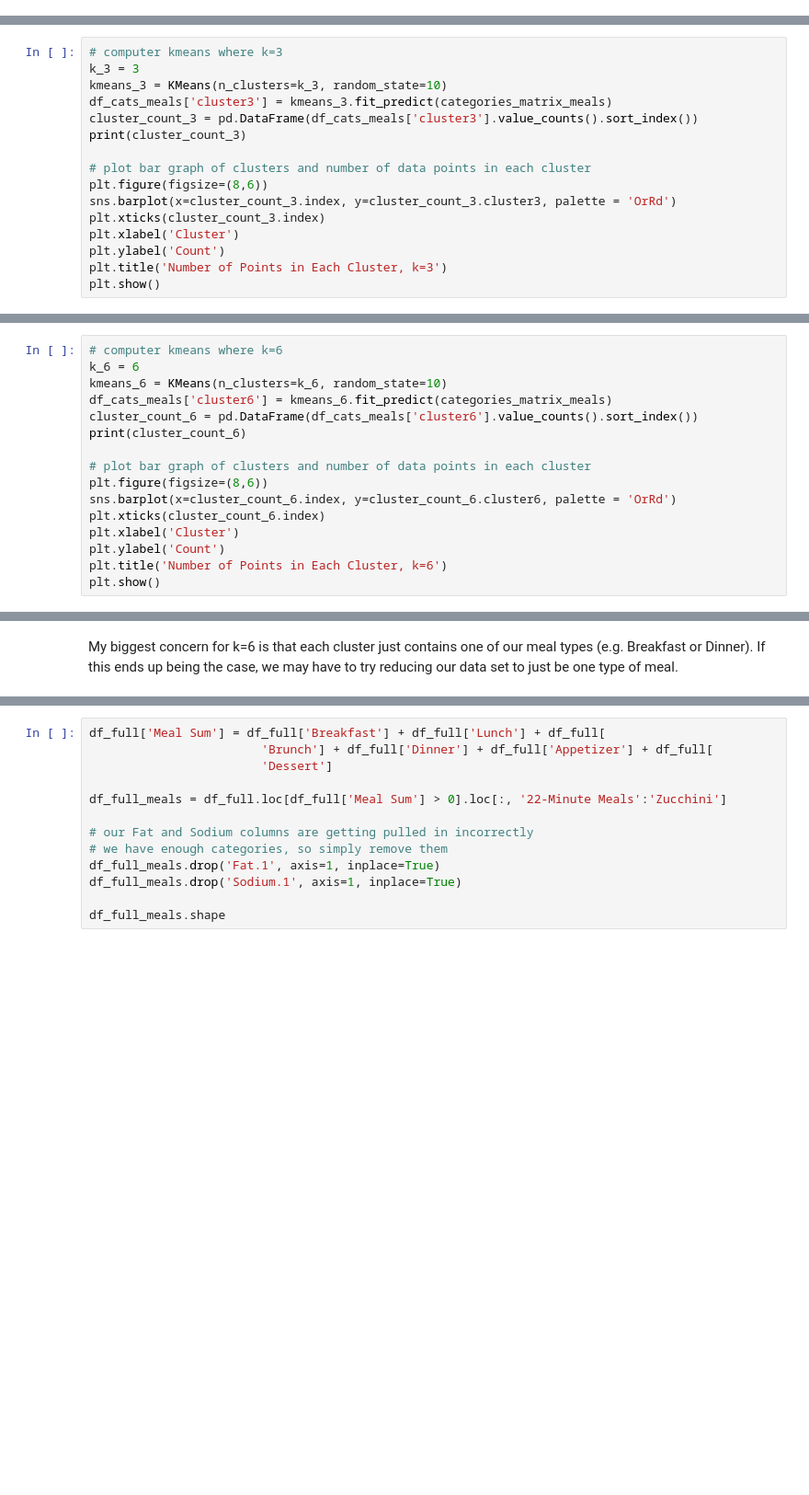
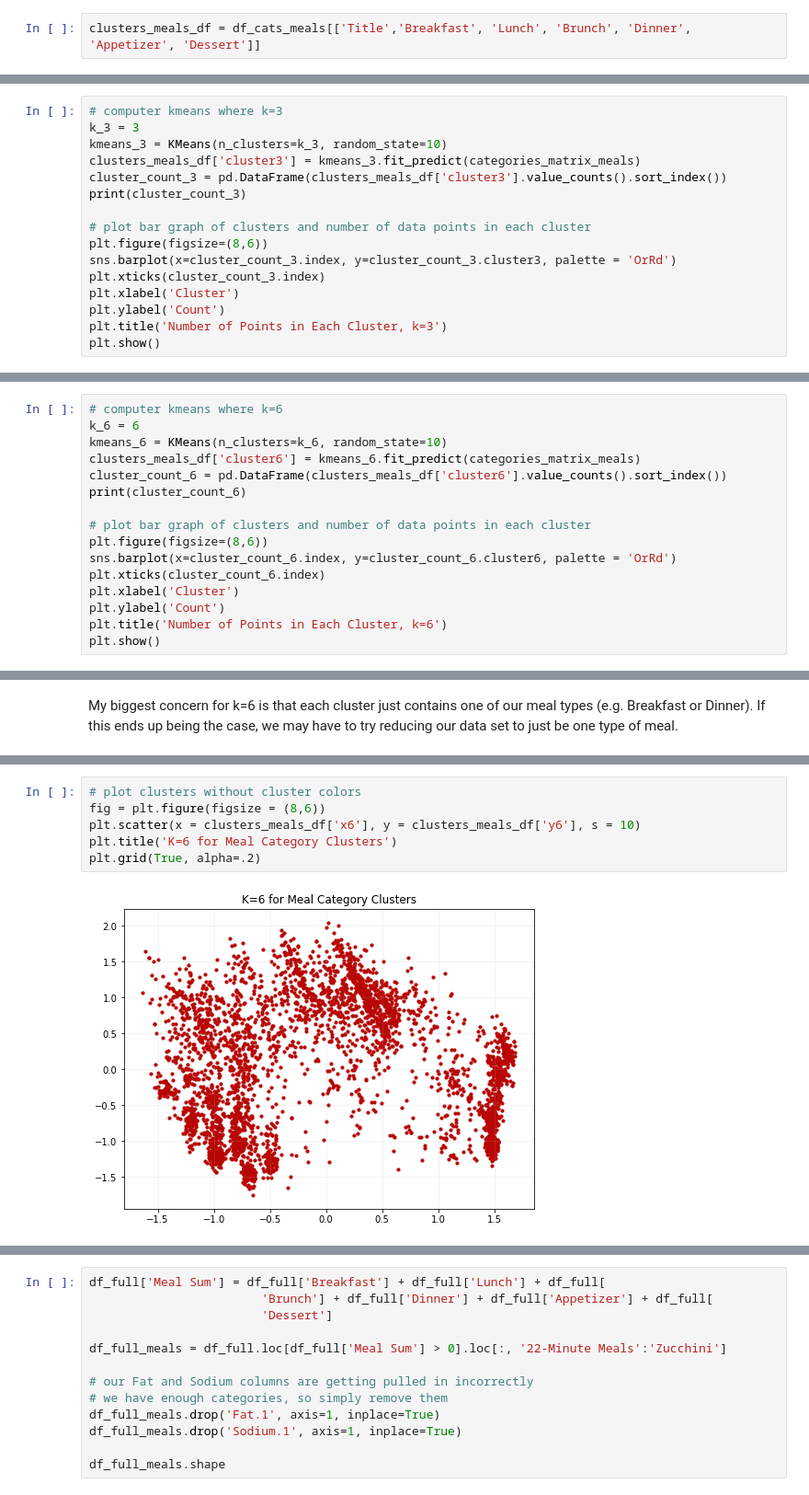
Before and after one commit to isabelvanzijl/Capstone-Project-2, a Jupyter notebook: Clustering.ipynb, the cells around one changed output, grey strips where cells are left out. Shown: that part at 92% size. Drawn from its saved outputs; the diff is of its cells as text; blank space fills up the shorter version.

```diff
--- a/Clustering.ipynb
+++ b/Clustering.ipynb
@@ -161,3 +183,5 @@ Index(['Title', 'Rating', 'Rating Group', 'Date Time', 'Calories', 'Protein',
+# %%
+clusters_meals_df = df_cats_meals[['Title','Breakfast', 'Lunch', 'Brunch', 'Dinner', 'Appetizer', 'Dessert']]
 # %% [markdown]
 We've reduced our data set down to only 8,763 rows. Let's rerun the K-Means algorithm to see what results we get.
 # %%
@@ -250,8 +274,8 @@ We've ended up with higher silhouette scores than before! And k=3 for our meal d
 # computer kmeans where k=3
 k_3 = 3
 kmeans_3 = KMeans(n_clusters=k_3, random_state=10)
-df_cats_meals['cluster3'] = kmeans_3.fit_predict(categories_matrix_meals)
-cluster_count_3 = pd.DataFrame(df_cats_meals['cluster3'].value_counts().sort_index())
+clusters_meals_df['cluster3'] = kmeans_3.fit_predict(categories_matrix_meals)
+cluster_count_3 = pd.DataFrame(clusters_meals_df['cluster3'].value_counts().sort_index())
 print(cluster_count_3)
 
 # plot bar graph of clusters and number of data points in each cluster
@@ -272,8 +301,8 @@ plt.show()
 # computer kmeans where k=6
 k_6 = 6
 kmeans_6 = KMeans(n_clusters=k_6, random_state=10)
-df_cats_meals['cluster6'] = kmeans_6.fit_predict(categories_matrix_meals)
-cluster_count_6 = pd.DataFrame(df_cats_meals['cluster6'].value_counts().sort_index())
+clusters_meals_df['cluster6'] = kmeans_6.fit_predict(categories_matrix_meals)
+cluster_count_6 = pd.DataFrame(clusters_meals_df['cluster6'].value_counts().sort_index())
 print(cluster_count_6)
 
 # plot bar graph of clusters and number of data points in each cluster
@@ -429,0 +487,8 @@ df_cats_meals.loc[df_cats_meals['cluster6'] == 5].head(20)[[
+# %%
+# plot clusters without cluster colors
+fig = plt.figure(figsize = (8,6))
+plt.scatter(x = clusters_meals_df['x6'], y = clusters_meals_df['y6'], s = 10)
+plt.title('K=6 for Meal Category Clusters')
+plt.grid(True, alpha=.2)
+# %% [output]
+[figure, added]
```
Also changed, not shown: parts of 53 cells of this notebook.
